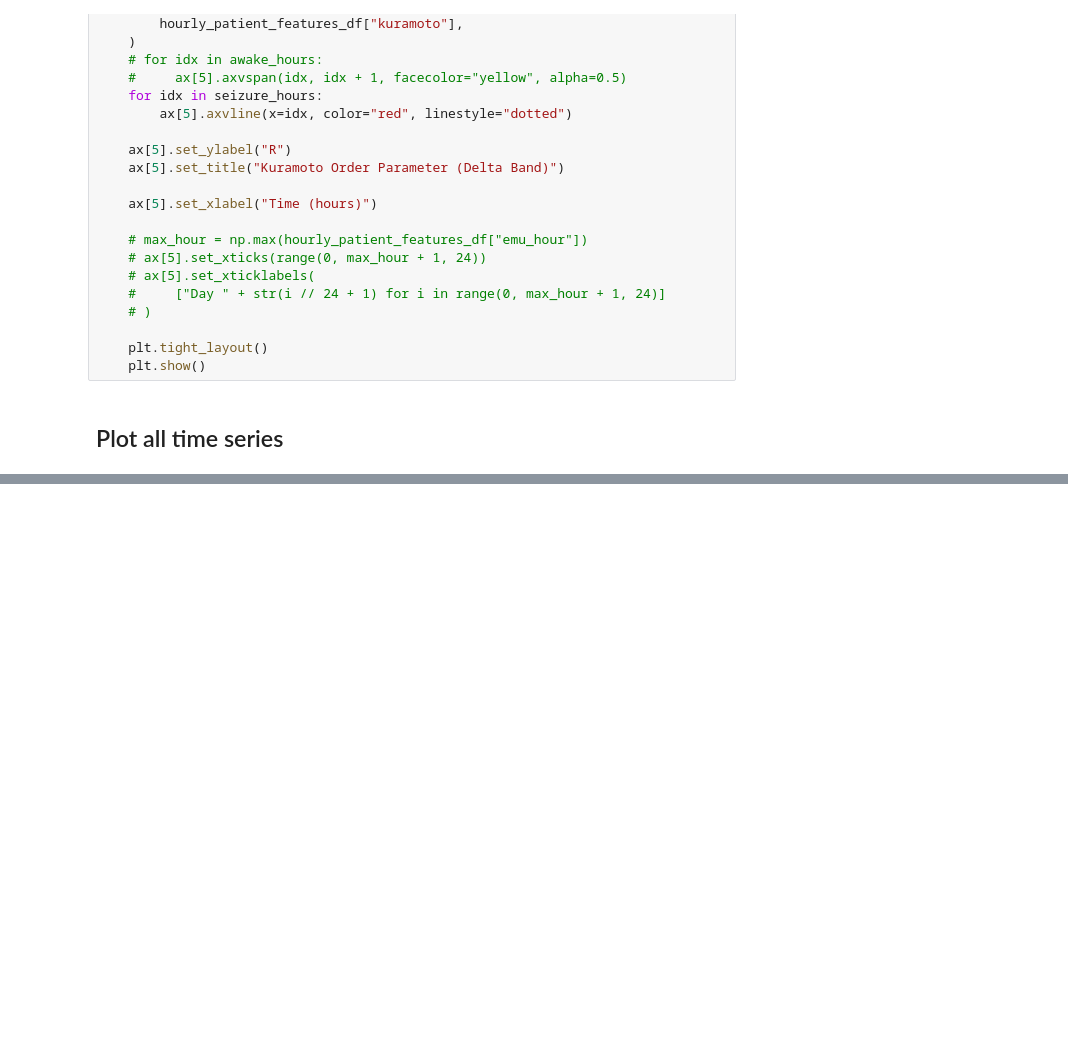
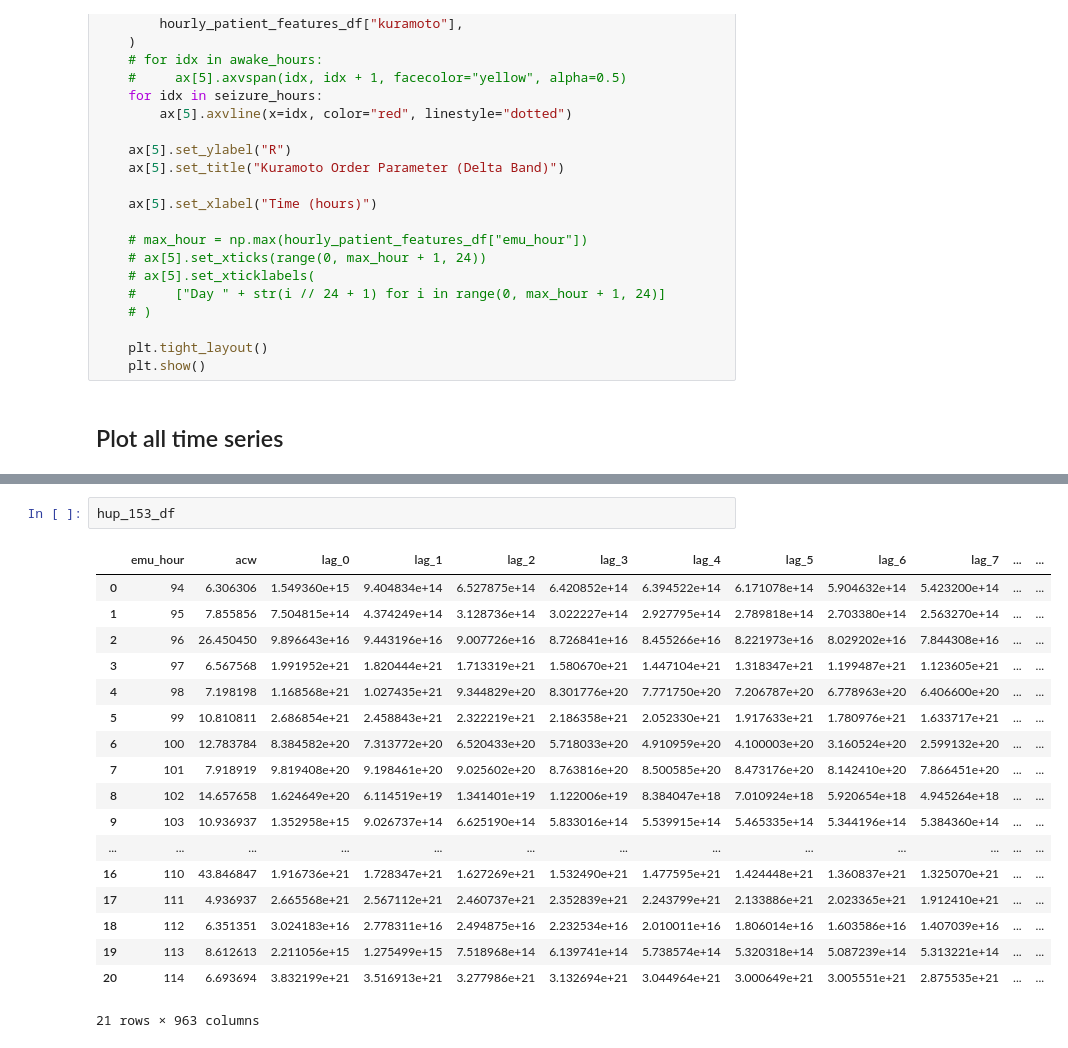
Before and after one commit to devincma/asm_synchrony_paper, a Jupyter notebook: eeg-AED/taper_analysis_criticality_153.ipynb, the cells around one changed output, grey strips where cells are left out. Saved outputs shown, nothing was run; the diff lists cells and outputs as text; blank space fills up the shorter version.

```diff
--- a/eeg-AED/taper_analysis_criticality_153.ipynb
+++ b/eeg-AED/taper_analysis_criticality_153.ipynb
@@ -485,2 +528,23 @@ for index, row in hup_153_df.iterrows():
+# %%
+hup_153_df
+# %% [output]
+|  | emu_hour | acw | lag_0 | lag_1 | lag_2 | lag_3 | lag_4 | lag_5 | lag_6 | lag_7 | ... | ... |
+| 0 | 94 | 6.306306 | 1.549360e+15 | 9.404834e+14 | 6.527875e+14 | 6.420852e+14 | 6.394522e+14 | 6.171078e+14 | 5.904632e+14 | 5.423200e+14 | ... | ... |
+| 1 | 95 | 7.855856 | 7.504815e+14 | 4.374249e+14 | 3.128736e+14 | 3.022227e+14 | 2.927795e+14 | 2.789818e+14 | 2.703380e+14 | 2.563270e+14 | ... | ... |
+| 2 | 96 | 26.450450 | 9.896643e+16 | 9.443196e+16 | 9.007726e+16 | 8.726841e+16 | 8.455266e+16 | 8.221973e+16 | 8.029202e+16 | 7.844308e+16 | ... | ... |
+| 3 | 97 | 6.567568 | 1.991952e+21 | 1.820444e+21 | 1.713319e+21 | 1.580670e+21 | 1.447104e+21 | 1.318347e+21 | 1.199487e+21 | 1.123605e+21 | ... | ... |
+| 4 | 98 | 7.198198 | 1.168568e+21 | 1.027435e+21 | 9.344829e+20 | 8.301776e+20 | 7.771750e+20 | 7.206787e+20 | 6.778963e+20 | 6.406600e+20 | ... | ... |
+| 5 | 99 | 10.810811 | 2.686854e+21 | 2.458843e+21 | 2.322219e+21 | 2.186358e+21 | 2.052330e+21 | 1.917633e+21 | 1.780976e+21 | 1.633717e+21 | ... | ... |
+| 6 | 100 | 12.783784 | 8.384582e+20 | 7.313772e+20 | 6.520433e+20 | 5.718033e+20 | 4.910959e+20 | 4.100003e+20 | 3.160524e+20 | 2.599132e+20 | ... | ... |
+| 7 | 101 | 7.918919 | 9.819408e+20 | 9.198461e+20 | 9.025602e+20 | 8.763816e+20 | 8.500585e+20 | 8.473176e+20 | 8.142410e+20 | 7.866451e+20 | ... | ... |
+| 8 | 102 | 14.657658 | 1.624649e+20 | 6.114519e+19 | 1.341401e+19 | 1.122006e+19 | 8.384047e+18 | 7.010924e+18 | 5.920654e+18 | 4.945264e+18 | ... | ... |
+| 9 | 103 | 10.936937 | 1.352958e+15 | 9.026737e+14 | 6.625190e+14 | 5.833016e+14 | 5.539915e+14 | 5.465335e+14 | 5.344196e+14 | 5.384360e+14 | ... | ... |
+| ... | ... | ... | ... | ... | ... | ... | ... | ... | ... | ... | ... | ... |
+| 16 | 110 | 43.846847 | 1.916736e+21 | 1.728347e+21 | 1.627269e+21 | 1.532490e+21 | 1.477595e+21 | 1.424448e+21 | 1.360837e+21 | 1.325070e+21 | ... | ... |
+| 17 | 111 | 4.936937 | 2.665568e+21 | 2.567112e+21 | 2.460737e+21 | 2.352839e+21 | 2.243799e+21 | 2.133886e+21 | 2.023365e+21 | 1.912410e+21 | ... | ... |
+| 18 | 112 | 6.351351 | 3.024183e+16 | 2.778311e+16 | 2.494875e+16 | 2.232534e+16 | 2.010011e+16 | 1.806014e+16 | 1.603586e+16 | 1.407039e+16 | ... | ... |
+| 19 | 113 | 8.612613 | 2.211056e+15 | 1.275499e+15 | 7.518968e+14 | 6.139741e+14 | 5.738574e+14 | 5.320318e+14 | 5.087239e+14 | 5.313221e+14 | ... | ... |
+| 20 | 114 | 6.693694 | 3.832199e+21 | 3.516913e+21 | 3.277986e+21 | 3.132694e+21 | 3.044964e+21 | 3.000649e+21 | 3.005551e+21 | 2.875535e+21 | ... | ... |
+21 rows × 963 columns
 # %%
 # Plot the awc column over time
```
Also changed, not shown: parts of 9 cells of this notebook, 5 other files.
